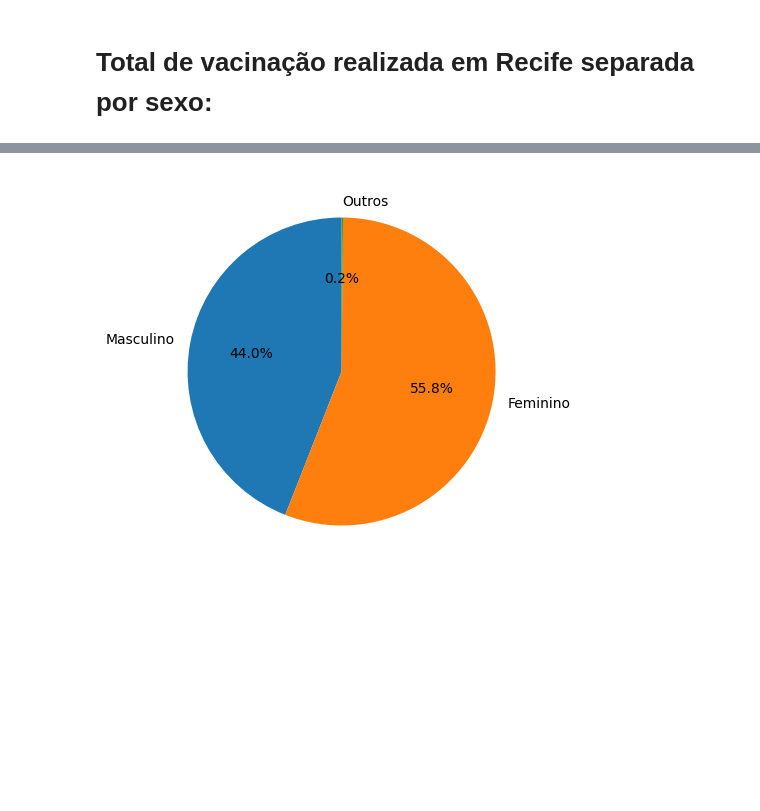
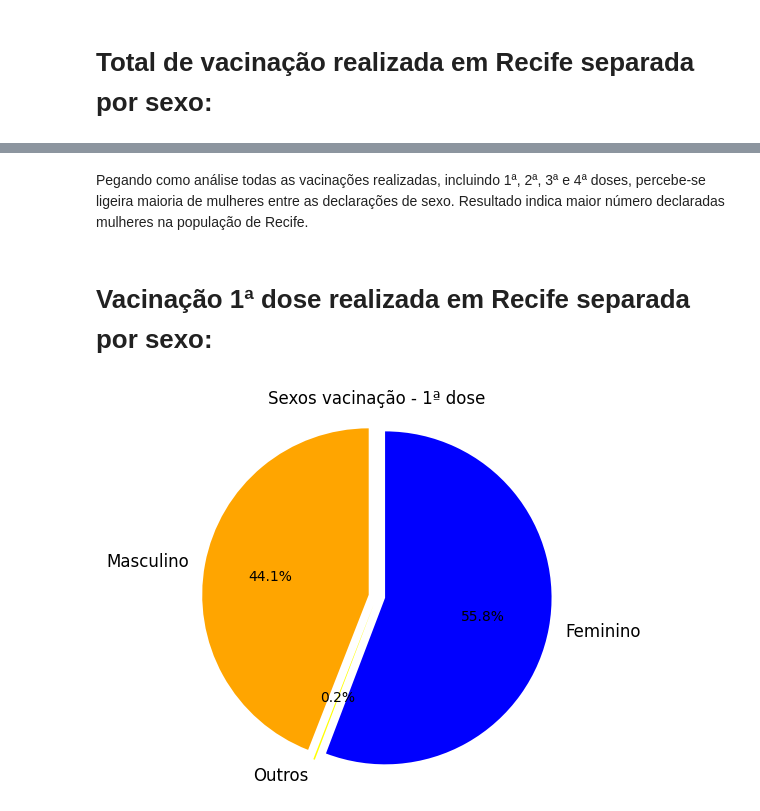
Before and after one commit to guilopesrbc/projetoP1, a Jupyter notebook: analise_sexo.ipynb, the cells around one changed output, grey strips where cells are left out. Drawn from its saved outputs; the diff is of its cells as text; code cells hidden in the pictures; blank space fills up the shorter version.

```diff
--- a/analise_sexo.ipynb
+++ b/analise_sexo.ipynb
@@ -71,12 +85,20 @@ plt.show()
-# %%
-qtdmasculino = dt[masculino_1dose].count()[0]
-qtdfeminino = dt[feminino_1dose].count()[0]
-qtdoutros = dt[outros_1dose].count()[0]
-valores = [qtdmasculino, qtdfeminino, qtdoutros]
-rotulos = ['Masculino', 'Feminino', 'Outros']
-
-plt.figure(figsize=(7,5))
-plt.pie(x=valores, labels=rotulos, autopct='%1.1f%%', startangle=90)
-plt.show()
-# %% [output]
-[figure, removed]
+# %% [markdown]
+Pegando como análise todas as vacinações realizadas, incluindo 1ª, 2ª, 3ª e 4ª doses, percebe-se ligeira maioria de mulheres entre as declarações de sexo. Resultado indica maior número declaradas mulheres na população de Recife.
+# %% [markdown]
+# Vacinação 1ª dose realizada em Recife separada por sexo:
+# %%
+qtdmasculino1 = dt[masculino_1dose].count()[0]
+qtdfeminino1 = dt[feminino_1dose].count()[0]
+qtdoutros1 = dt[outros_1dose].count()[0]
+
+valores = [qtdmasculino1, qtdoutros1, qtdfeminino1]
+rotulos = ['Masculino','Outros', 'Feminino']
+
+fig1, ax1 = plt.subplots()
+plt.rcParams['xtick.labelsize'] = 12
+ax1.pie(x=valores, labels=rotulos, autopct='%1.1f%%', shadow=False, startangle=90, colors = ['orange', 'yellow','blue'], explode=(0.05, 0.05, 0.05))
+plt.title('Sexos vacinação - 1ª dose')
+ax1.axis('equal')
+plt.show()
+# %% [output]
+[figure, added]
```
Also changed, not shown: parts of 17 cells of this notebook.
